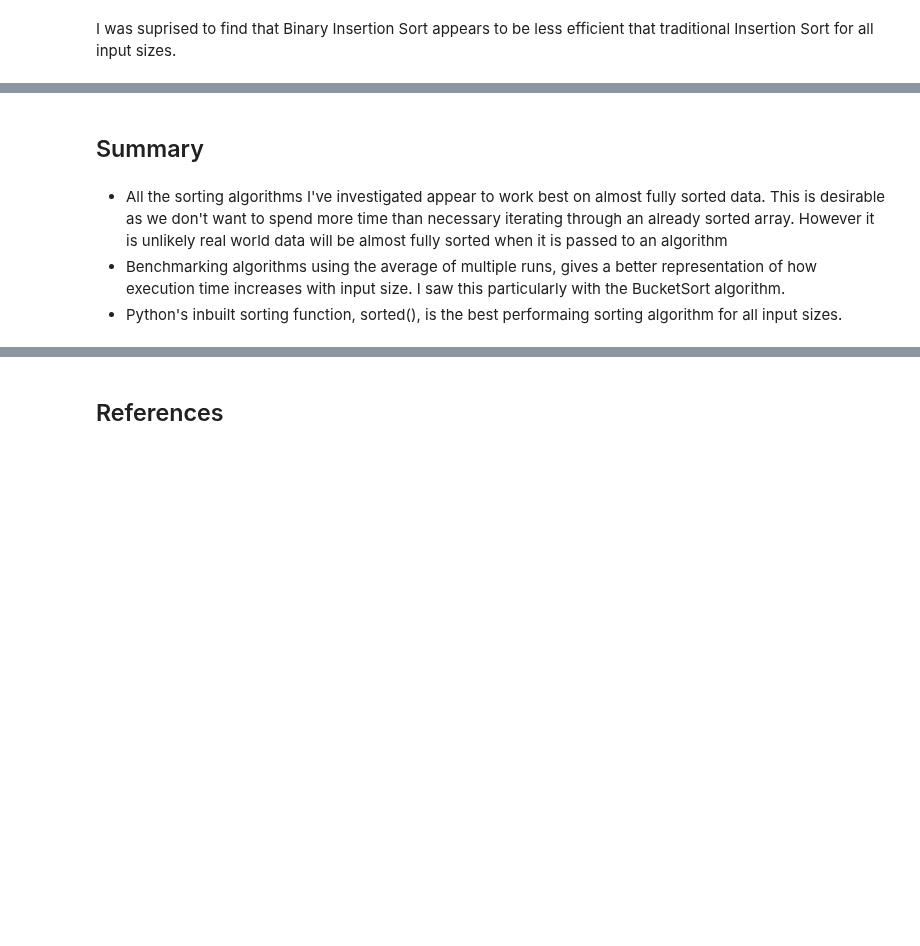
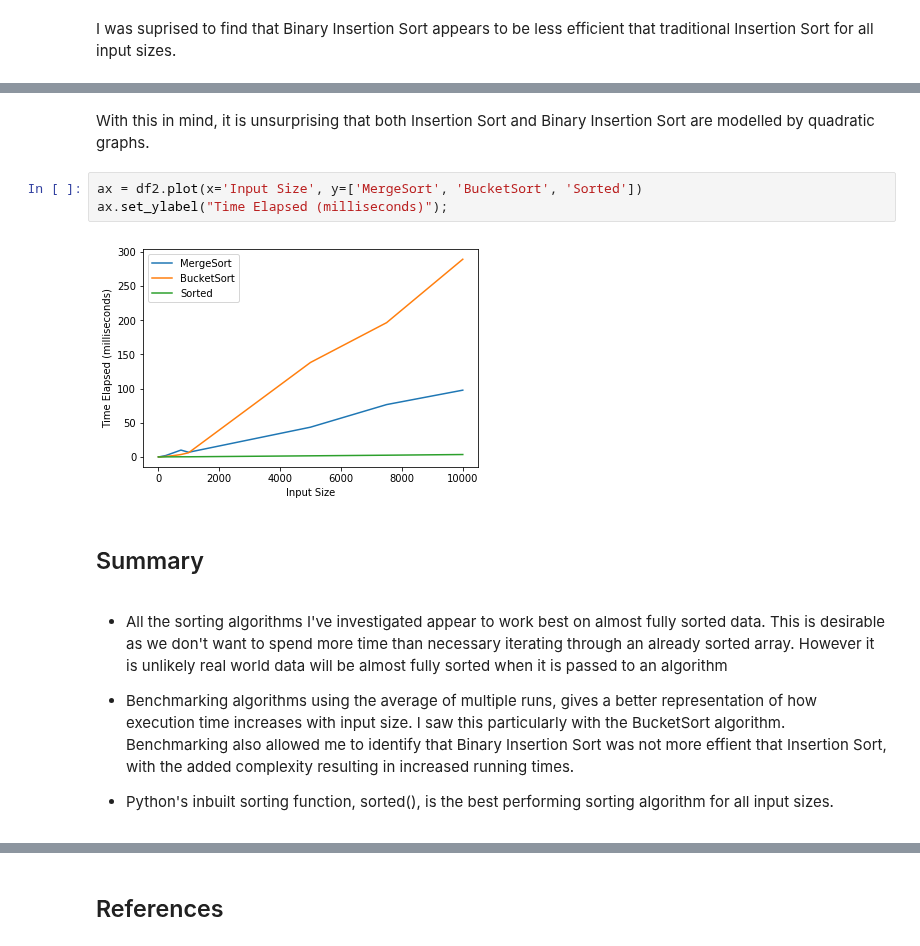
Before and after one commit to MarionMcG/algorithms, a Jupyter notebook: sorting_algorithms.ipynb, the cells around one changed output, grey strips where cells are left out. Drawn from its saved outputs; the diff is of its cells as text; blank space fills up the shorter version.

```diff
--- a/sorting_algorithms.ipynb
+++ b/sorting_algorithms.ipynb
@@ -753,6 +757,17 @@ I was suprised to find that Binary Insertion Sort appears to be less efficient t
+# %% [markdown]
+With this in mind, it is unsurprising that both Insertion Sort and Binary Insertion Sort are modelled by quadratic graphs.
+# %%
+ax = df2.plot(x='Input Size', y=['MergeSort', 'BucketSort', 'Sorted'])
+ax.set_ylabel("Time Elapsed (milliseconds)");
+# %% [output]
+[figure, added]
 # %% [markdown]
 ## Summary
 # %% [markdown]
 * All the sorting algorithms I've investigated appear to work best on almost fully sorted data. This is desirable as we don't want to spend more time than necessary iterating through an already sorted array. However it is unlikely real world data will be almost fully sorted when it is passed to an algorithm
-* Benchmarking algorithms using the average of multiple runs, gives a better representation of how execution time increases with input size. I saw this particularly with the BucketSort algorithm.
-* Python's inbuilt sorting function, sorted(), is the best performaing sorting algorithm for all input sizes.
+
+
+* Benchmarking algorithms using the average of multiple runs, gives a better representation of how execution time increases with input size. I saw this particularly with the BucketSort algorithm. Benchmarking also allowed me to identify that Binary Insertion Sort was not more effient that Insertion Sort, with the added complexity resulting in increased running times.
+
+
+* Python's inbuilt sorting function, sorted(), is the best performing sorting algorithm for all input sizes.
```
Also changed, not shown: parts of 17 cells of this notebook.
